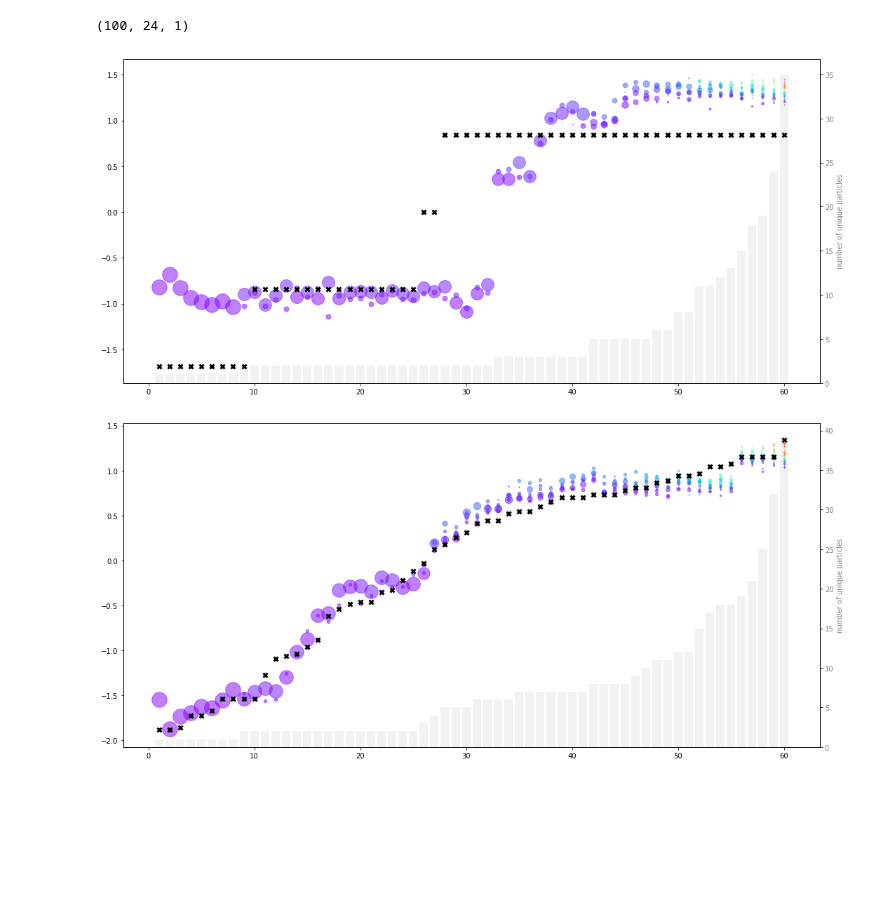
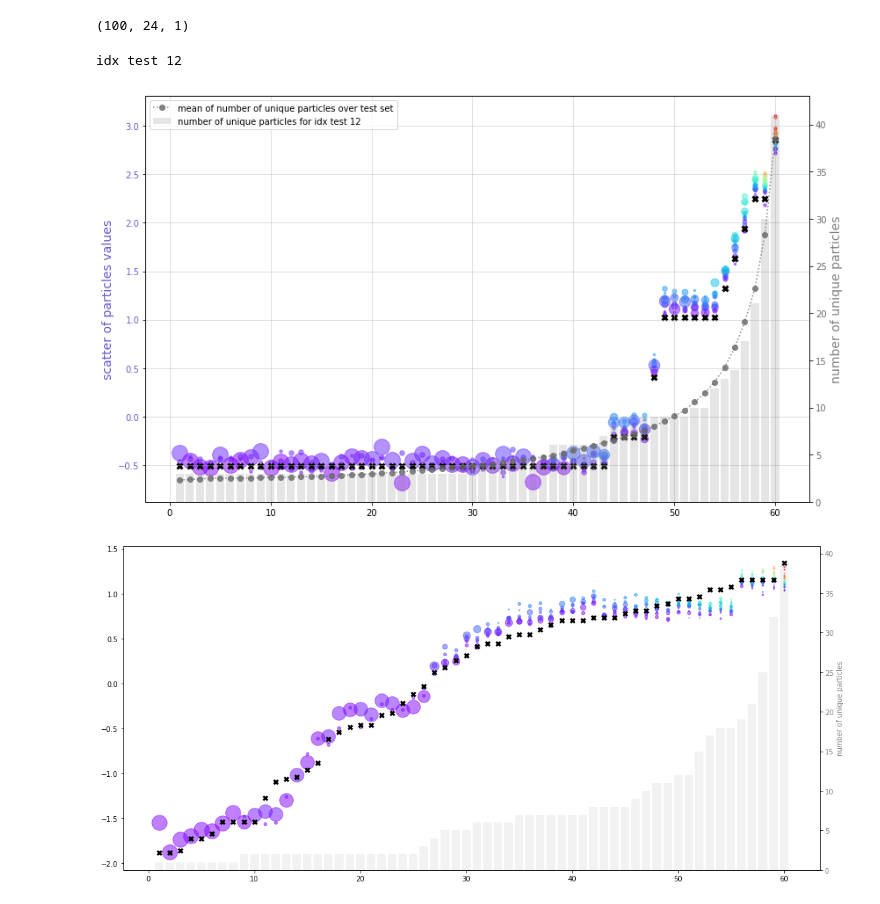
Before and after one commit to AMDonati/SMC-T-v2, a Jupyter notebook: src/plots/particles_analysis.ipynb, the cells around one changed output. Drawn from its saved outputs; the diff is of its cells as text; code cells hidden in the pictures; blank space fills up the shorter version.

```diff
--- a/src/plots/particles_analysis.ipynb
+++ b/src/plots/particles_analysis.ipynb
@@ -37,29 +40,45 @@ def get_unique_arrays(array, index):
         list_indexes.append(indexes)
         list_counts.append(counts)
     return list_unique_arrays, list_indexes, list_counts
+# %%
+def get_mean_num_particles(array):
+    all_counts = np.zeros(shape=(array.shape[0], array.shape[2]))
+    for index in range(array.shape[0]):
+        arr,_,_ = get_unique_arrays(array, index)
+        num_unique_particles = [ar.shape[0] for ar in arr]
+        all_counts[index] = np.array(num_unique_particles)
+    return np.mean(all_counts, axis=0)
+# %%
+all_counts = get_mean_num_particles(covid_preds_resampled)
 # %%
-def plot_resampled_particles(array, truth=None, factor=1.5):
+def plot_resampled_particles(array, all_counts, truth=None, factor=1.5):
     index = np.random.randint(0,array.shape[0])
     unique_arr, indexes, counts = get_unique_arrays(array, index)
     num_unique_particles = [arr.shape[0] for arr in unique_arr]
     evenly_spaced_interval = np.linspace(0, 1, unique_arr[-1].shape[0])
     colors = [cm.rainbow(x) for x in evenly_spaced_interval]
-    fig, ax = plt.subplots(figsize=(15, 7))
+    fig, ax = plt.subplots(figsize=(12, 7))
     x = np.linspace(1,len(unique_arr),len(unique_arr))
+    ax.tick_params(axis='y', labelcolor='slateblue')
+    ax.set_ylabel("scatter of particles values", color='slateblue', fontsize=14)
     ax2 = ax.twinx()
-    ax2.set_ylabel('number of unique particles', color='grey')
+    ax2.set_ylabel('number of unique particles', color='grey', fontsize=14)
     for t in range(len(unique_arr)):
         num_p = unique_arr[t].shape[0]
-        for index, col in enumerate(colors[:num_p]):
-            ax.scatter(t+1,unique_arr[t][index], c=col, s=(counts[t][index])**factor, alpha=0.5)
+        for idx, col in enumerate(colors[:num_p]):
+            ax.scatter(t+1,unique_arr[t][idx], c=col, s=(counts[t][idx])*factor, alpha=0.5)
     #ax2.scatter(x, num_unique_particles, color='grey', alpha=0.7, marker='_', linewidth=4)
     #ax2.plot(x, num_unique_particles, color='grey', alpha=0.7)
     if truth is not None:
         truth = np.squeeze(truth[index])
         ax.scatter(x, truth, color='black', marker='x', linewidth=3)
-    ax2.bar(x, num_unique_particles, color='grey', alpha=0.1)
-    ax2.tick_params(axis='y', labelcolor='grey')
+    ax2.bar(x, num_unique_particles, color='grey', alpha=0.2, label='number of unique particles for idx test {}'.format(index))
+    ax2.plot(x, all_counts, color='dimgrey', marker='o', linestyle='dotted', label='mean of number of unique particles over test set', alpha=0.8)
+    ax2.tick_params(axis='y', labelcolor='dimgrey')
+    ax2.legend()
+    ax.grid('on', alpha=0.5)
     fig.tight_layout()
+    print("idx test", index)
     plt.show()
 # %%
 def plot_resampled_particles_multiple(array, truth, factor=1.5):
@@ -89,10 +110,11 @@ def plot_resampled_particles_multiple(array, truth, factor=1.5):
             ax2.bar(x, num_unique_particles, color='grey', alpha=0.1)
             ax2.tick_params(axis='y', labelcolor='grey')
     fig.tight_layout()
-# %%
-plot_resampled_particles(covid_preds_resampled, covid_truth)
-# %% [output]
-[figure, removed]
+# %%
+plot_resampled_particles(covid_preds_resampled, all_counts, covid_truth, factor=6) #27, 28 37, 49, 87, 80, 53 is a good index.
+# %% [output]
+idx test 12
+[figure, added]
 # %%
 plot_resampled_particles(covid_preds_resampled, covid_truth)
 # %% [output]
```
Also changed, not shown: parts of 2 cells of this notebook, 37 other files.
